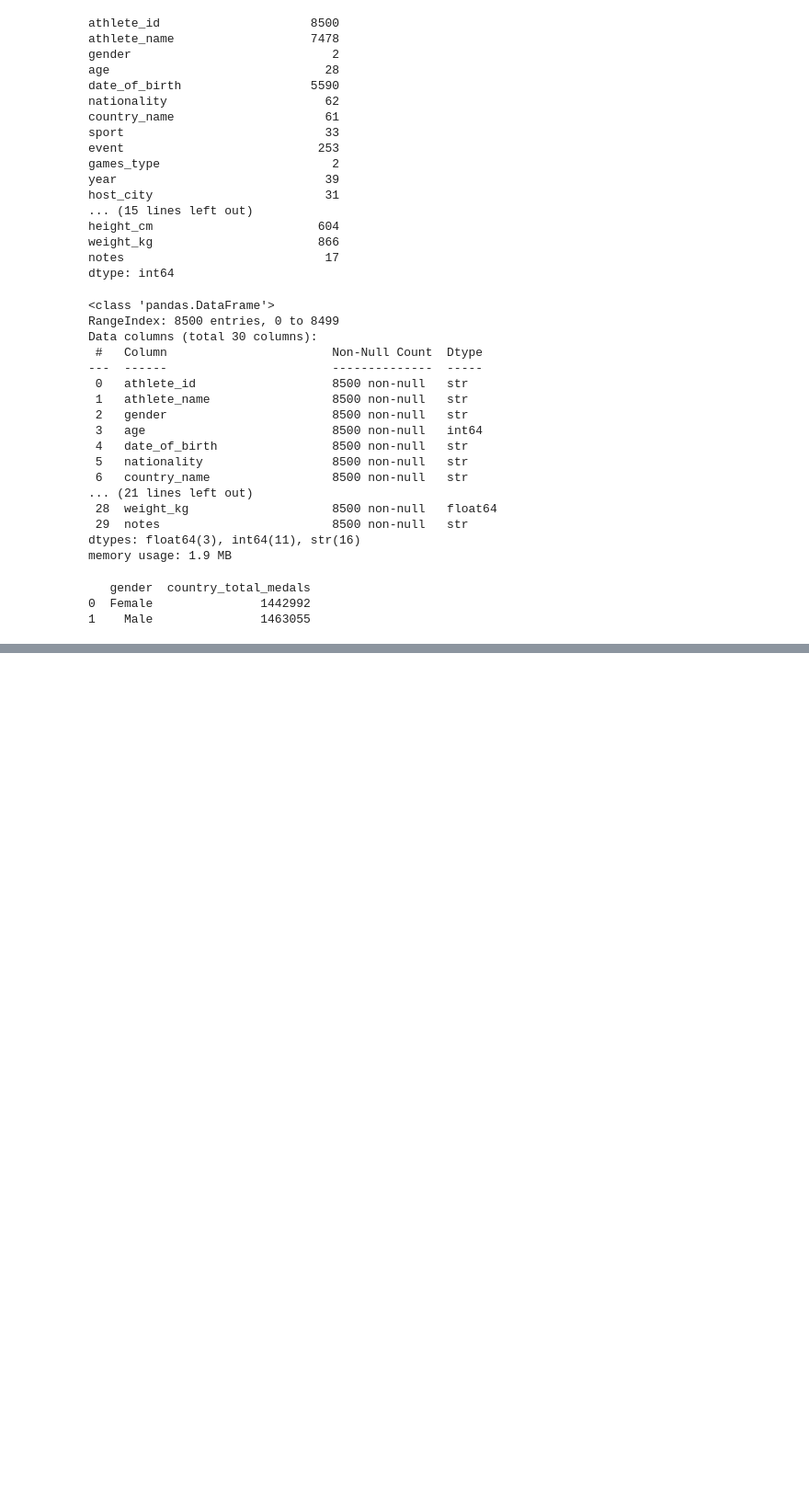
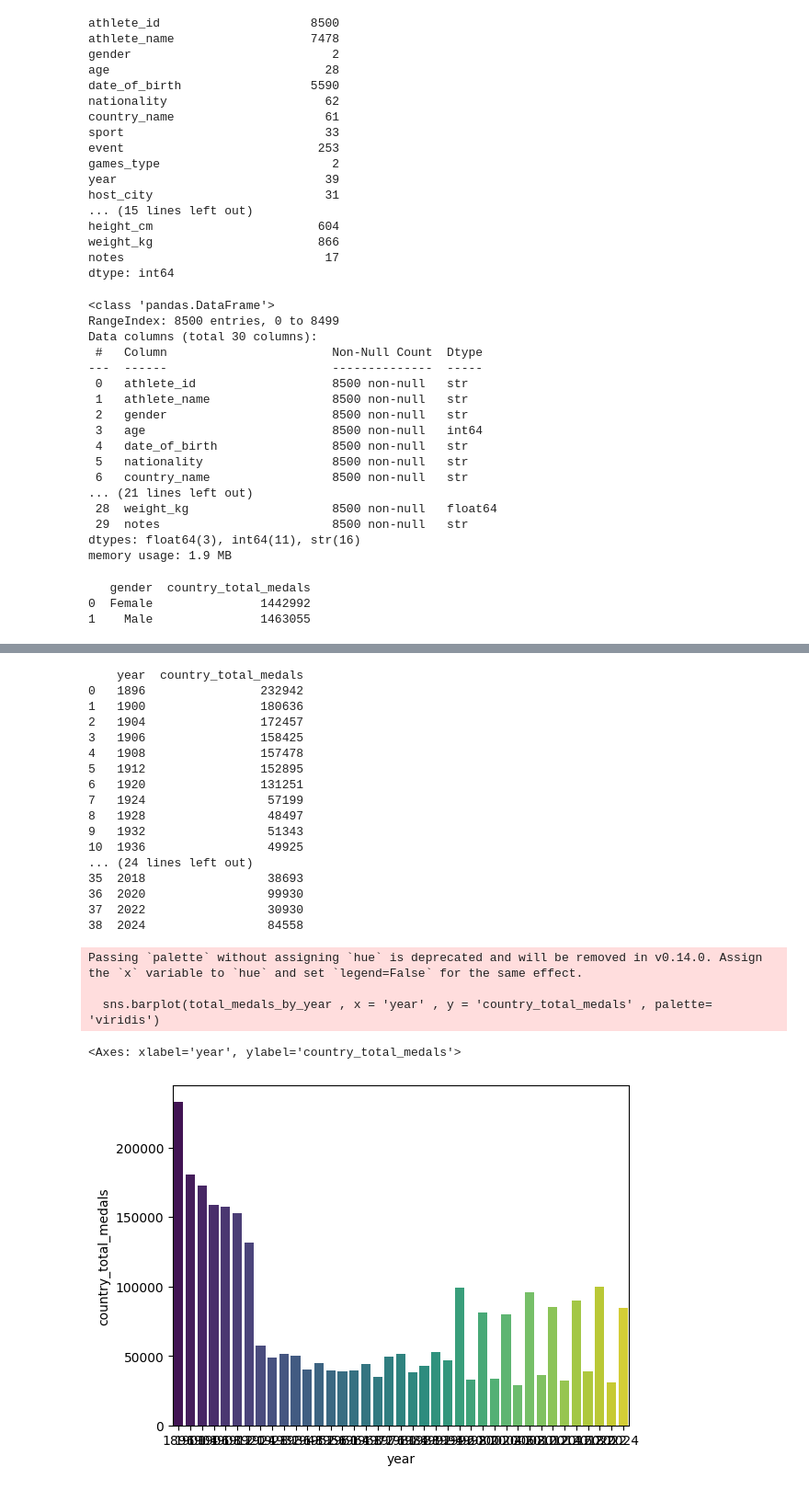
Before and after one commit to Yae-sine/AI_PLayground, a Jupyter notebook: ML/Olympics Athletes DataSet/notebooks/notebook.ipynb, the cells around one changed output, grey strips where cells are left out. Shown at 92% size. Drawn from its saved outputs; the diff is of its cells as text; code cells hidden in the pictures; blank space fills up the shorter version.

```diff
--- a/ML/Olympics Athletes DataSet/notebooks/notebook.ipynb
+++ b/ML/Olympics Athletes DataSet/notebooks/notebook.ipynb
@@ -105,0 +116,29 @@ NameError: name 'sns' is not defined
+# %%
+total_medals_by_year = df.groupby('year')['country_total_medals'].sum().reset_index()
+print(total_medals_by_year)
+
+
+sns.barplot(total_medals_by_year , x = 'year' , y = 'country_total_medals' , palette= 'viridis')
+# %% [output]
+    year  country_total_medals
+0   1896                232942
+1   1900                180636
+2   1904                172457
+3   1906                158425
+4   1908                157478
+5   1912                152895
+6   1920                131251
+7   1924                 57199
+8   1928                 48497
+9   1932                 51343
+10  1936                 49925
+... (24 lines left out)
+35  2018                 38693
+36  2020                 99930
+37  2022                 30930
+38  2024                 84558
+Passing `palette` without assigning `hue` is deprecated and will be removed in v0.14.0. Assign the `x` variable to `hue` and set `legend=False` for the same effect.
+
+  sns.barplot(total_medals_by_year , x = 'year' , y = 'country_total_medals' , palette= 'viridis')
+<Axes: xlabel='year', ylabel='country_total_medals'>
+[figure, added]
```
Also changed, not shown: parts of 4 cells of this notebook, 1 other file.
